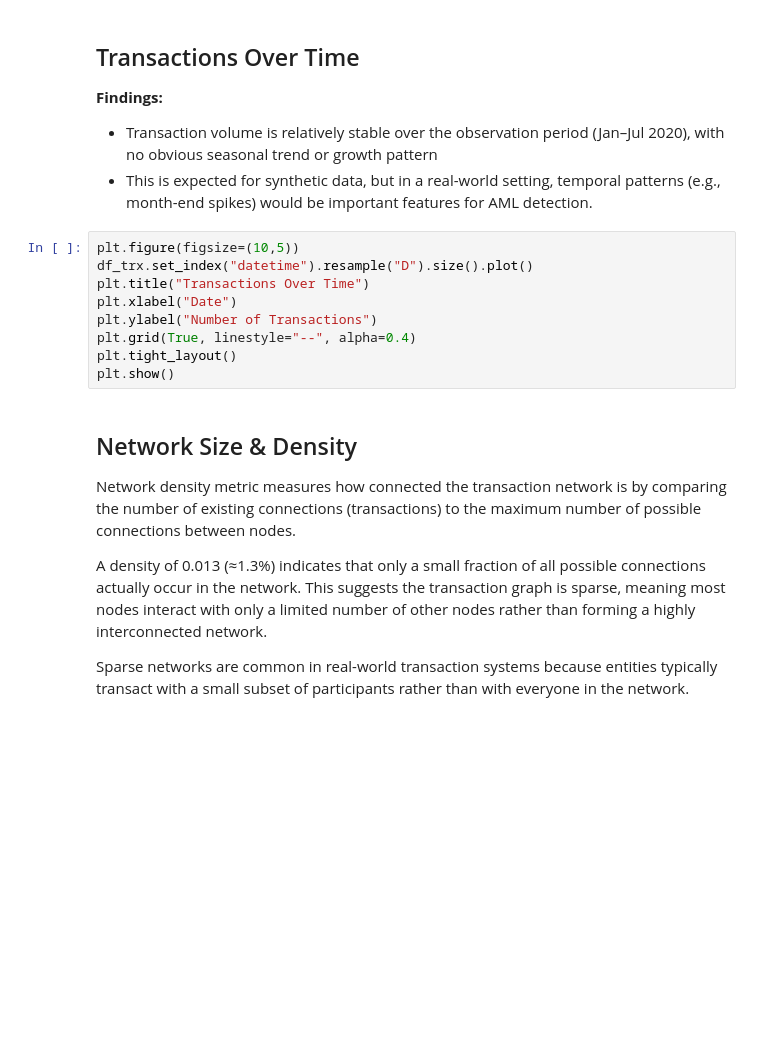
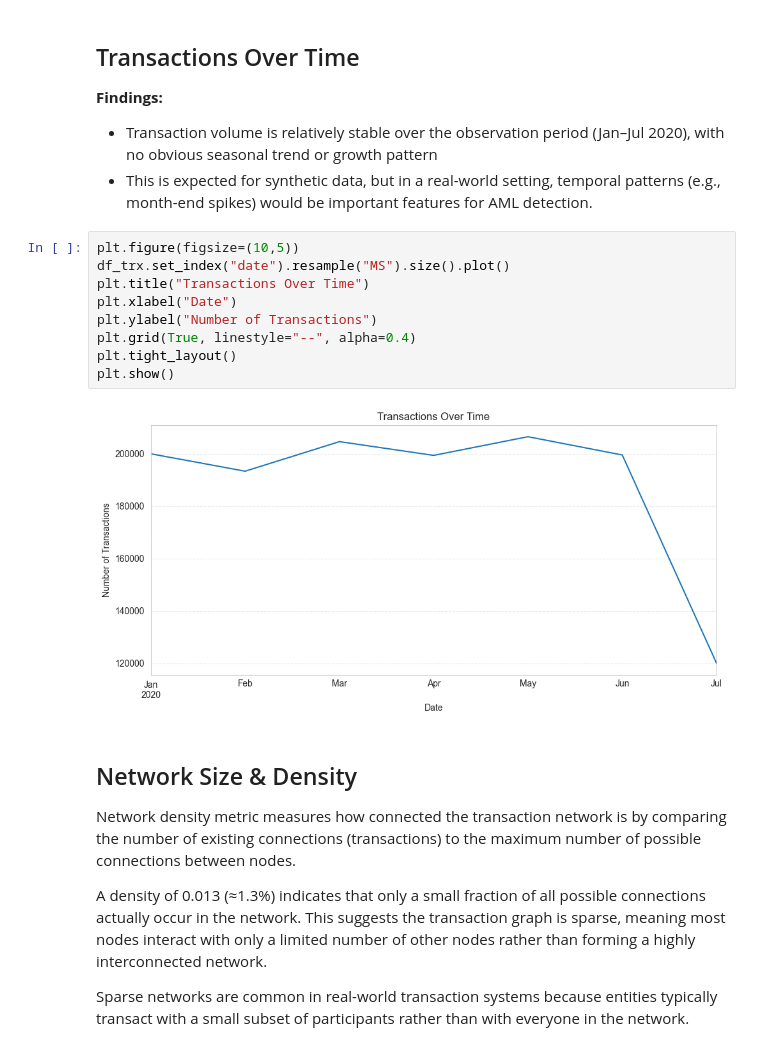
Before and after one commit to sevdenakkoc/my-risk-detection, a Jupyter notebook: notebooks/01_eda.ipynb, the cells around one changed output. Saved outputs shown, nothing was run; the diff lists cells and outputs as text; blank space fills up the shorter version.

```diff
--- a/notebooks/01_eda.ipynb
+++ b/notebooks/01_eda.ipynb
@@ -490,13 +580,15 @@ plt.show()
 - This is expected for synthetic data, but in a real-world setting, temporal patterns (e.g., month-end spikes) would be important features for AML detection.
 # %%
 plt.figure(figsize=(10,5))
-df_trx.set_index("datetime").resample("D").size().plot()
+df_trx.set_index("date").resample("MS").size().plot()
 plt.title("Transactions Over Time")
 plt.xlabel("Date")
 plt.ylabel("Number of Transactions")
 plt.grid(True, linestyle="--", alpha=0.4)
 plt.tight_layout()
 plt.show()
+# %% [output]
+[figure, added]
 # %% [markdown]
 ## Network Size & Density
 
```
Also changed, not shown: parts of 31 cells of this notebook.
